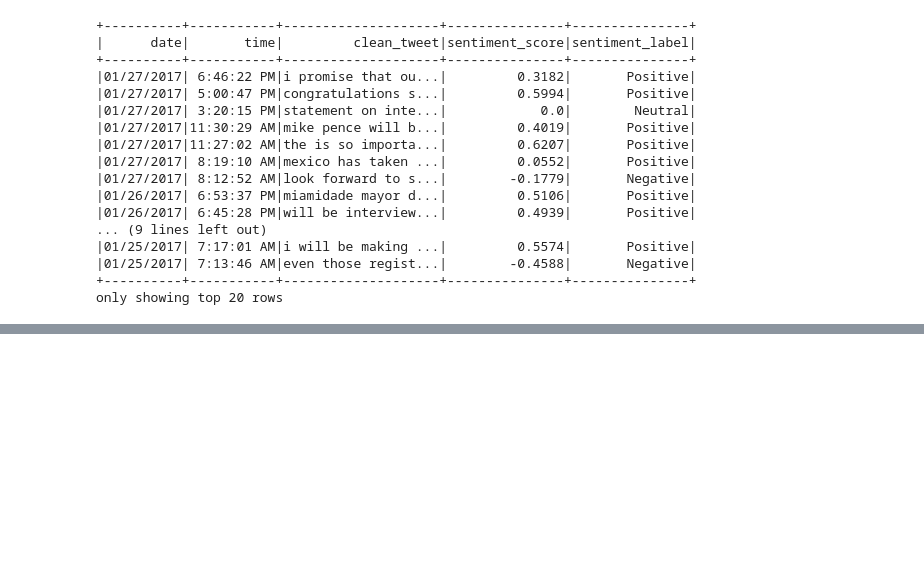
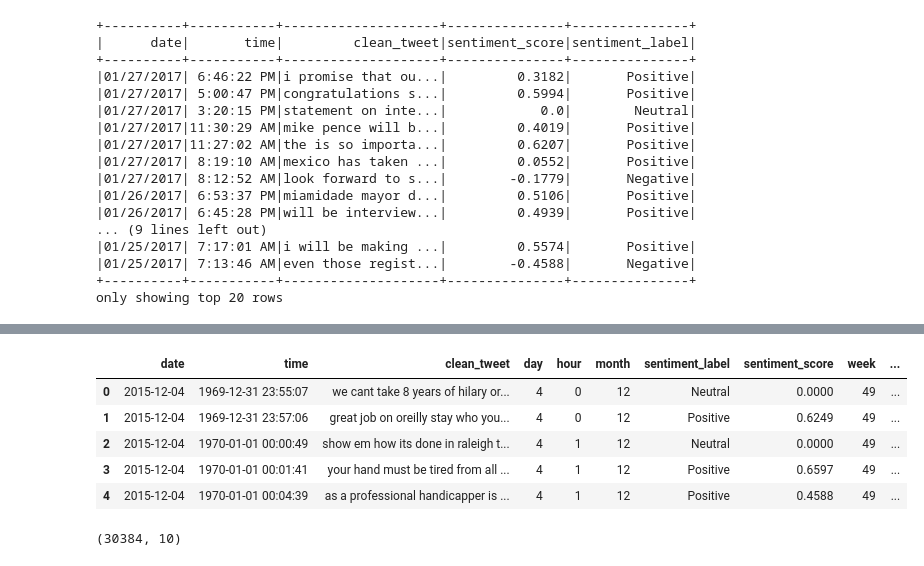
Before and after one commit to Zsolt79/MSC_2nd_Sem_CA2, a Jupyter notebook: Msc_integrated_CA2.ipynb, the cells around one changed output, grey strips where cells are left out. Cells and saved outputs as stored; diff of their text form; code cells hidden in the pictures; blank space fills up the shorter version.

```diff
--- a/Msc_integrated_CA2.ipynb
+++ b/Msc_integrated_CA2.ipynb
@@ -406,0 +412,43 @@ plt.show()
+# %%
+from cassandra.cluster import Cluster
+from cassandra.query import dict_factory
+import pandas as pd
+
+# Connect to the Cassandra cluster without authentication
+cluster = Cluster(contact_points=['127.0.0.1'], port=9042)
+session = cluster.connect('my_keyspace')
+
+# Set the row factory to return results as dictionaries
+session.row_factory = dict_factory
+
+# Define the SQL query to select all data from the specified table
+sql_query = "SELECT * FROM {}.{};".format('my_keyspace', 'date_extracted_db')
+
+# Create an empty list to store the rows
+rows = []
+
+# Execute the SQL query
+result_set = session.execute(sql_query)
+
+# Fetch all pages of results
+for row in result_set:
+    rows.append(row)
+
+# Create a DataFrame from the collected rows
+df = pd.DataFrame(rows)
+
+# Reset the index of the DataFrame and fill any missing values with NaN
+df = df.reset_index(drop=True).fillna(pd.np.nan)
+# %%
+df.head()
+# %% [output]
+|  | date | time | clean_tweet | day | hour | month | sentiment_label | sentiment_score | week | ... |
+| 0 | 2015-12-04 | 1969-12-31 23:55:07 | we cant take 8 years of hilary or... | 4 | 0 | 12 | Neutral | 0.0000 | 49 | ... |
+| 1 | 2015-12-04 | 1969-12-31 23:57:06 | great job on oreilly stay who you... | 4 | 0 | 12 | Positive | 0.6249 | 49 | ... |
+| 2 | 2015-12-04 | 1970-01-01 00:00:49 | show em how its done in raleigh t... | 4 | 1 | 12 | Neutral | 0.0000 | 49 | ... |
+| 3 | 2015-12-04 | 1970-01-01 00:01:41 | your hand must be tired from all ... | 4 | 1 | 12 | Positive | 0.6597 | 49 | ... |
+| 4 | 2015-12-04 | 1970-01-01 00:04:39 | as a professional handicapper is ... | 4 | 1 | 12 | Positive | 0.4588 | 49 | ... |
+# %%
+df.shape
+# %% [output]
+(30384, 10)
```
Also changed, not shown: parts of 16 cells of this notebook.
